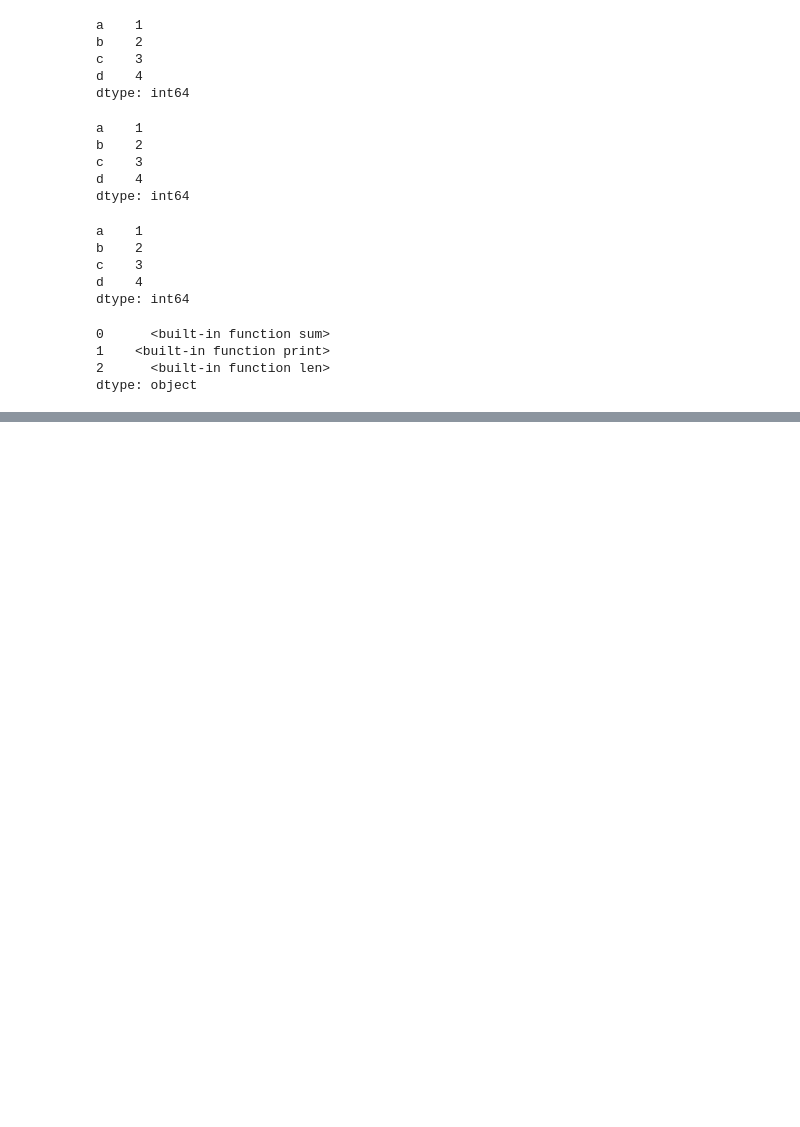
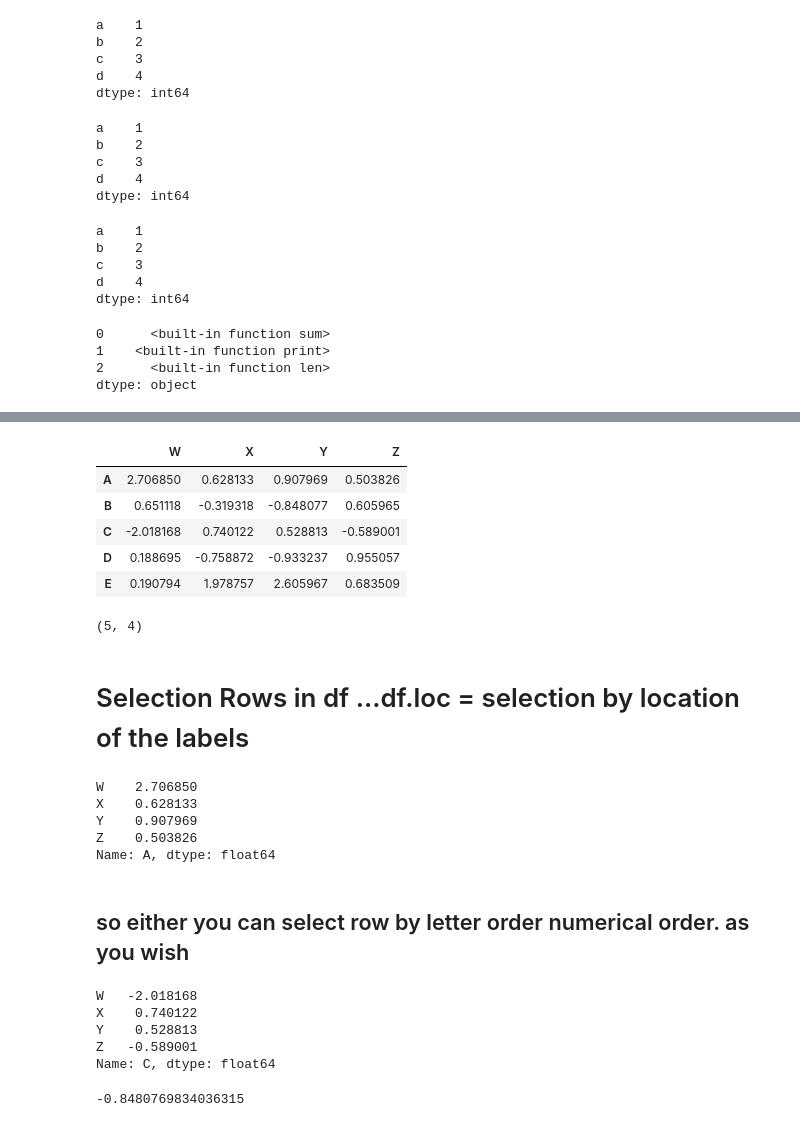
Before and after one commit to isakovaad/PyforDSnML, a Jupyter notebook: Pandas.ipynb, the cells around one changed output, grey strips where cells are left out. Cells and saved outputs as stored; diff of their text form; code cells hidden in the pictures; blank space fills up the shorter version.

```diff
--- a/Pandas.ipynb
+++ b/Pandas.ipynb
@@ -157,0 +214,37 @@ df
+# %%
+df
+# %% [output]
+|  | W | X | Y | Z |
+| A | 2.706850 | 0.628133 | 0.907969 | 0.503826 |
+| B | 0.651118 | -0.319318 | -0.848077 | 0.605965 |
+| C | -2.018168 | 0.740122 | 0.528813 | -0.589001 |
+| D | 0.188695 | -0.758872 | -0.933237 | 0.955057 |
+| E | 0.190794 | 1.978757 | 2.605967 | 0.683509 |
+# %%
+df.shape
+# %% [output]
+(5, 4)
+# %% [markdown]
+# Selection Rows in df ...df.loc = selection by location of the labels
+# %%
+df.loc['A']
+# %% [output]
+W    2.706850
+X    0.628133
+Y    0.907969
+Z    0.503826
+Name: A, dtype: float64
+# %% [markdown]
+## so either you can select row by letter order numerical order. as you wish
+# %%
+df.iloc[2]
+# %% [output]
+W   -2.018168
+X    0.740122
+Y    0.528813
+Z   -0.589001
+Name: C, dtype: float64
+# %%
+df.loc['B', 'Y']
+# %% [output]
+-0.8480769834036315
```
Also changed, not shown: parts of 24 cells of this notebook.
